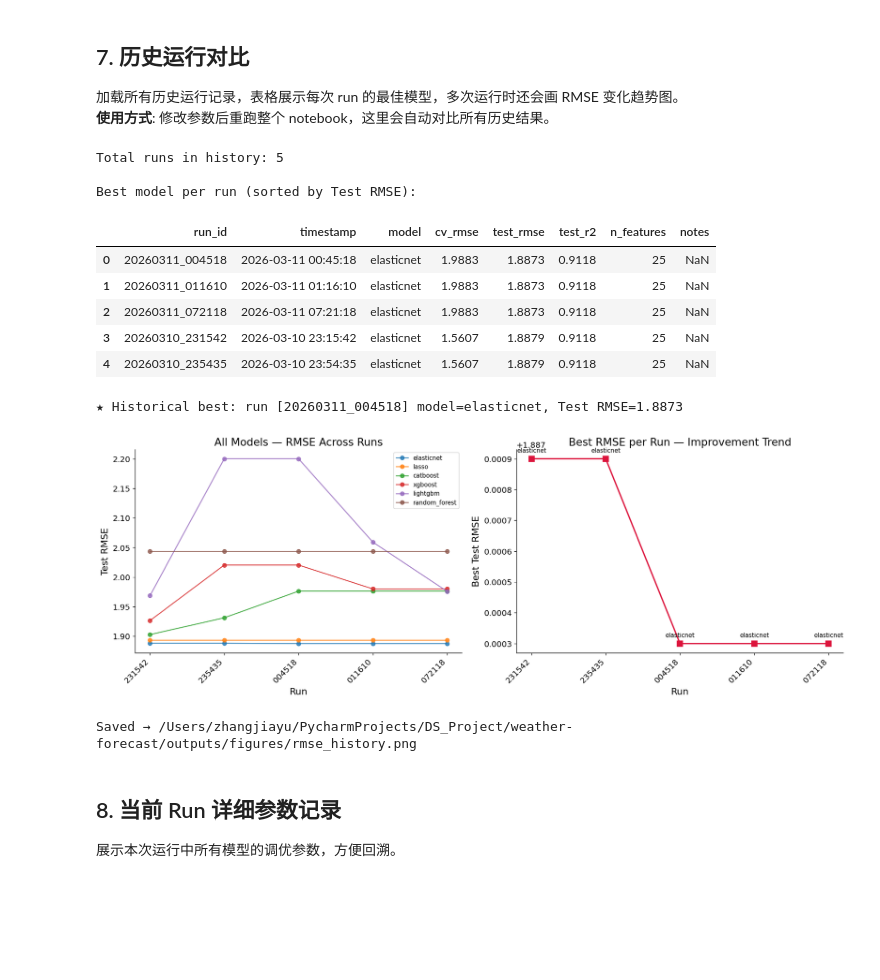
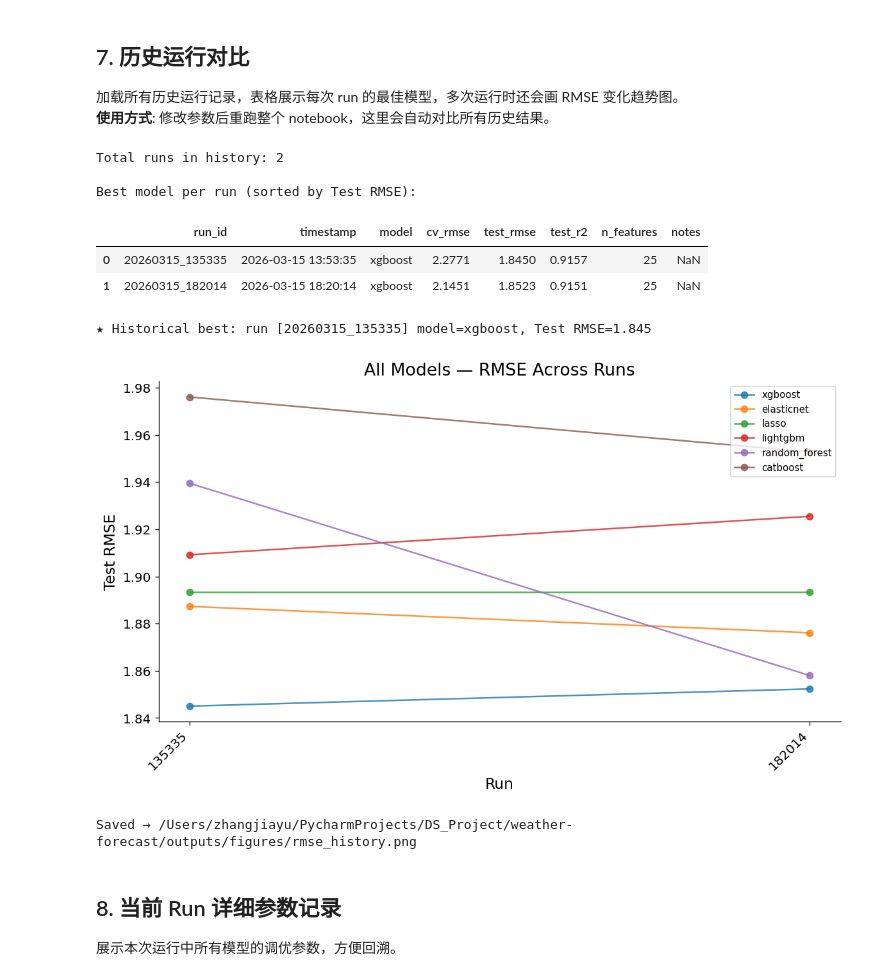
Before and after one commit to zhang-dot-dev/weather-forecast, a Jupyter notebook: notebooks/03_modeling.ipynb, the cells around one changed output. Cells and saved outputs as stored; diff of their text form; code cells hidden in the pictures; blank space fills up the shorter version.

```diff
--- a/notebooks/03_modeling.ipynb
+++ b/notebooks/03_modeling.ipynb
@@ -105,11 +105,14 @@ X_train: (300587, 25), X_test: (75147, 25)
 对所有模型做 `RandomizedSearchCV`，使用 `TimeSeriesSplit` 作为交叉验证策略。
 **优化策略**：用训练集最近 30% 的数据做调参（时序上最接近测试集，更有代表性），3 折 CV，找到最优参数后再用全量训练集训练。
 # %%
+import time as _time
+_run_start = _time.time()
+
 registry = discover_models()
 print(f"Discovered {len(registry)} models: {list(registry.keys())}")
 
 TUNE_FRAC = 0.2
-N_ITER = 8
+N_ITER = 20
 
 tune_size = int(len(X_train) * TUNE_FRAC)
 X_tune = X_train.iloc[-tune_size:]
@@ -416,11 +319,11 @@ else:
         last_5_val = val_rmse[-5:]
         delta = last_5_val[0] - last_5_val[-1]
         if delta < 0.001:
-            verdict = "✅ 已收敛"
+            verdict = "Converged"
         elif delta < 0.01:
-            verdict = "⚠️ 接近收敛，可适当增加轮次"
+            verdict = "Near converged"
         else:
-            verdict = "❌ 未收敛，建议增大 iterations/n_estimators"
+            verdict = "Not converged"
         ax.text(0.98, 0.95, verdict, transform=ax.transAxes,
                 ha='right', va='top', fontsize=12,
                 bbox=dict(boxstyle='round,pad=0.3', facecolor='wheat', alpha=0.8))
@@ -512,60 +415,39 @@ display(best_per_run.reset_index(drop=True))
 global_best = best_per_run.iloc[0]
 print(f"\n★ Historical best: run [{global_best['run_id']}] "
       f"model={global_best['model']}, "
       f"Test RMSE={global_best['test_rmse']}")
 
 # ── 多次运行时画趋势图 ──
 if n_runs > 1:
-    fig, axes = plt.subplots(1, 2, figsize=(16, 6))
+    fig, ax = plt.subplots(figsize=(10, 6))
 
-    # (a) 所有模型 RMSE 跨 run 对比
-    ax = axes[0]
     for model_name in history['model'].unique():
         md = history[history['model'] == model_name].sort_values('run_id')
         ax.plot(range(len(md)), md['test_rmse'].values,
                 'o-', label=model_name, markersize=6, alpha=0.8)
     ax.set_xticks(range(n_runs))
     ax.set_xticklabels([rid[-6:] for rid in history['run_id'].unique()],
                        rotation=45, ha='right')
     ax.set_xlabel('Run')
     ax.set_ylabel('Test RMSE')
     ax.set_title('All Models — RMSE Across Runs')
     ax.legend(fontsize=9, loc='upper right')
 
-    # (b) 每次 run 的最低 RMSE 趋势
-    ax = axes[1]
-    bpr = best_per_run.sort_values('run_id')
-    ax.plot(range(len(bpr)), bpr['test_rmse'].values,
-            's-', color='crimson', markersize=8, linewidth=2)
-    for j, row in enumerate(bpr.itertuples()):
-        ax.annotate(row.model, (j, row.test_rmse),
-                    textcoords="offset points", xytext=(0, 10),
-                    ha='center', fontsize=9)
-    ax.set_xticks(range(len(bpr)))
-    ax.set_xticklabels([rid[-6:] for rid in bpr['run_id'].values],
-                       rotation=45, ha='right')
-    ax.set_xlabel('Run')
-    ax.set_ylabel('Best Test RMSE')
-    ax.set_title('Best RMSE per Run — Improvement Trend')
-
     plt.tight_layout()
     plt.savefig(FIG_DIR / 'rmse_history.png', bbox_inches='tight', dpi=150)
     plt.show()
     print(f"Saved → {FIG_DIR / 'rmse_history.png'}")
 else:
     print("\nOnly 1 run so far. Re-run with different params to see comparison charts.")
 # %% [output]
-Total runs in history: 5
+Total runs in history: 2
 
 Best model per run (sorted by Test RMSE):
 |  | run_id | timestamp | model | cv_rmse | test_rmse | test_r2 | n_features | notes |
-| 0 | 20260311_004518 | 2026-03-11 00:45:18 | elasticnet | 1.9883 | 1.8873 | 0.9118 | 25 | NaN |
-| 1 | 20260311_011610 | 2026-03-11 01:16:10 | elasticnet | 1.9883 | 1.8873 | 0.9118 | 25 | NaN |
-| 2 | 20260311_072118 | 2026-03-11 07:21:18 | elasticnet | 1.9883 | 1.8873 | 0.9118 | 25 | NaN |
-| 3 | 20260310_231542 | 2026-03-10 23:15:42 | elasticnet | 1.5607 | 1.8879 | 0.9118 | 25 | NaN |
-| 4 | 20260310_235435 | 2026-03-10 23:54:35 | elasticnet | 1.5607 | 1.8879 | 0.9118 | 25 | NaN |
+| 0 | 20260315_135335 | 2026-03-15 13:53:35 | xgboost | 2.2771 | 1.8450 | 0.9157 | 25 | NaN |
+| 1 | 20260315_182014 | 2026-03-15 18:20:14 | xgboost | 2.1451 | 1.8523 | 0.9151 | 25 | NaN |
-★ Historical best: run [20260311_004518] model=elasticnet, Test RMSE=1.8873
+★ Historical best: run [20260315_135335] model=xgboost, Test RMSE=1.845
-[figure, old version]
+[figure, new version]
 Saved → /Users/zhangjiayu/PycharmProjects/DS_Project/weather-forecast/outputs/figures/rmse_history.png
 # %% [markdown]
 ## 8. 当前 Run 详细参数记录
```
Also changed, not shown: parts of 15 cells of this notebook, 2 other files.
